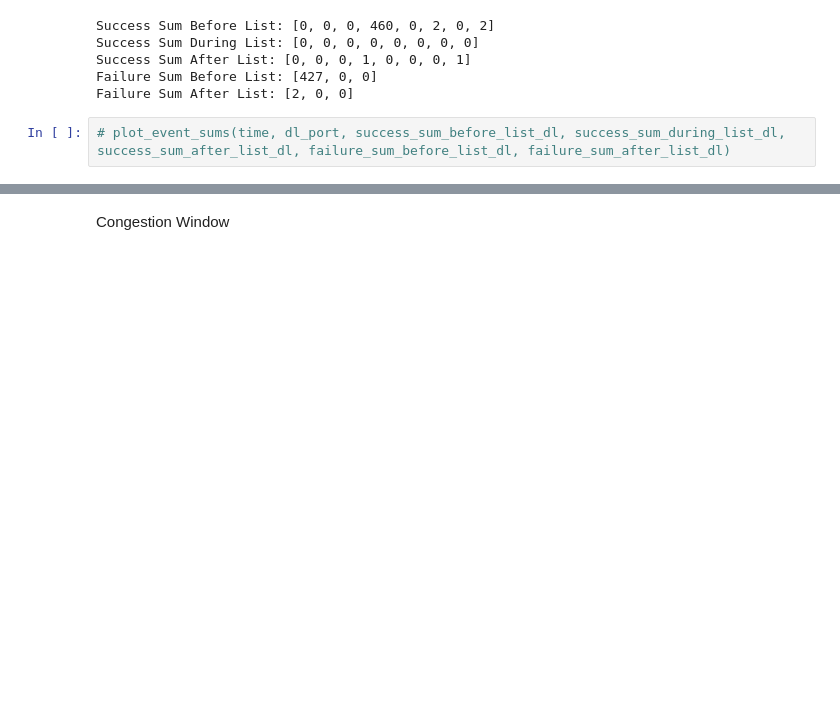
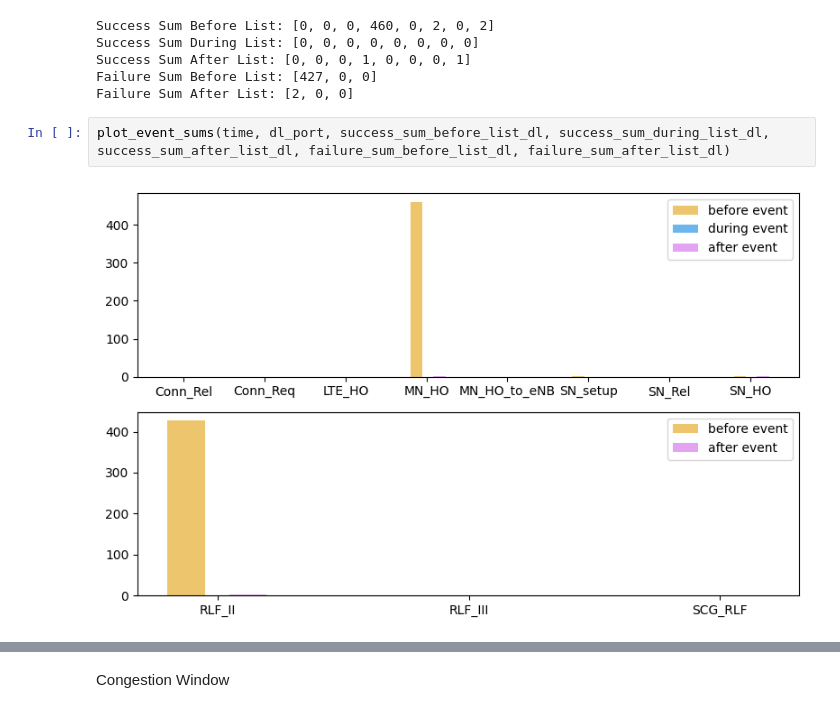
Before and after one commit to mollyy0514/GO_QUIC_socket, a Jupyter notebook: data/HO_pk_analysis.ipynb, the cells around one changed output, grey strips where cells are left out. Saved outputs shown, nothing was run; the diff lists cells and outputs as text; blank space fills up the shorter version.

```diff
--- a/data/HO_pk_analysis.ipynb
+++ b/data/HO_pk_analysis.ipynb
@@ -1016,5 +1061,7 @@ Success Sum After List: [0, 0, 0, 1, 0, 0, 0, 1]
 Failure Sum Before List: [427, 0, 0]
 Failure Sum After List: [2, 0, 0]
 # %%
-# plot_event_sums(time, dl_port, success_sum_before_list_dl, success_sum_during_list_dl, success_sum_after_list_dl, failure_sum_before_list_dl, failure_sum_after_list_dl)
+plot_event_sums(time, dl_port, success_sum_before_list_dl, success_sum_during_list_dl, success_sum_after_list_dl, failure_sum_before_list_dl, failure_sum_after_list_dl)
+# %% [output]
+[figure, added]
 # %%
```
Also changed, not shown: parts of 23 cells of this notebook, 7 other files.
